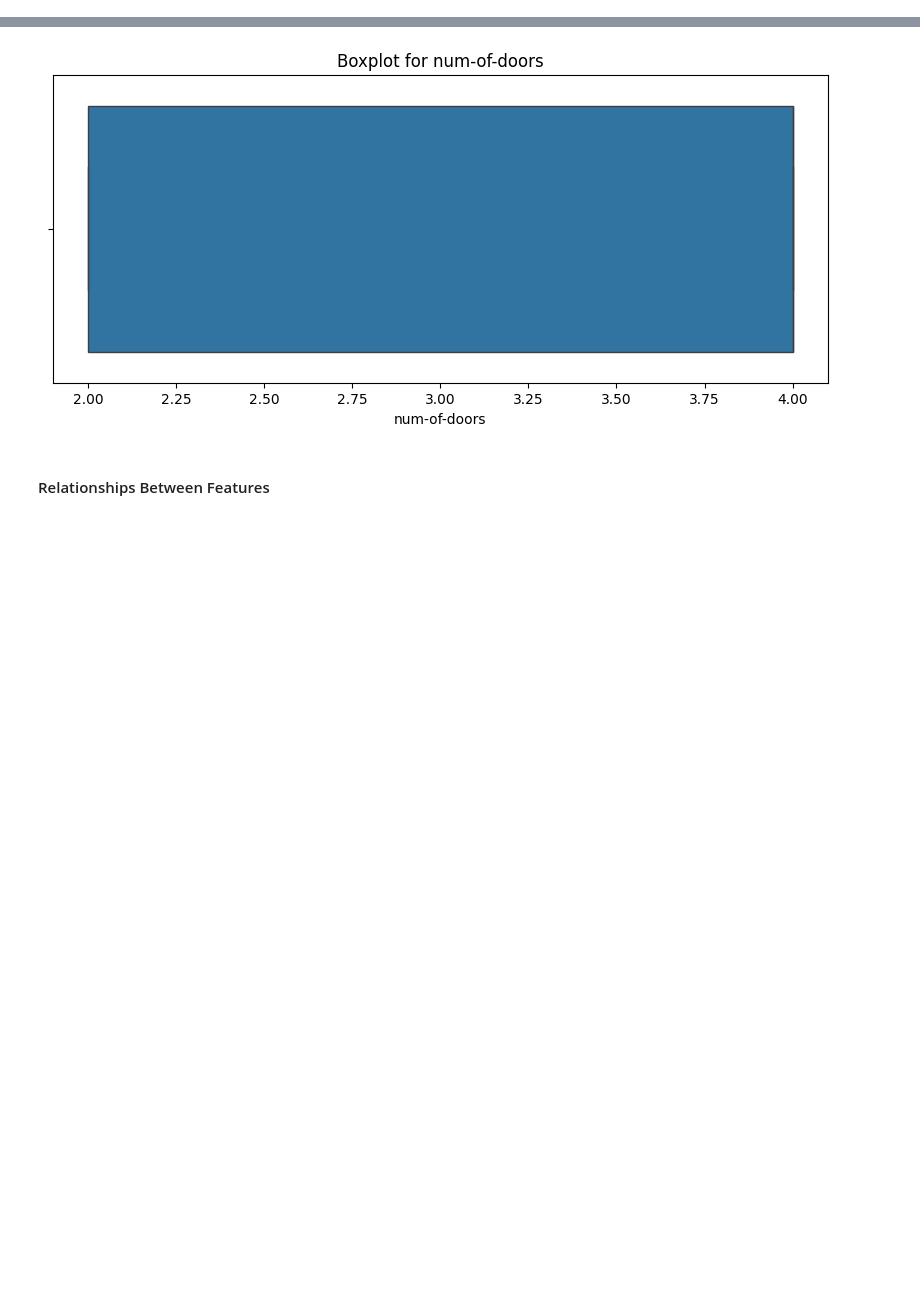
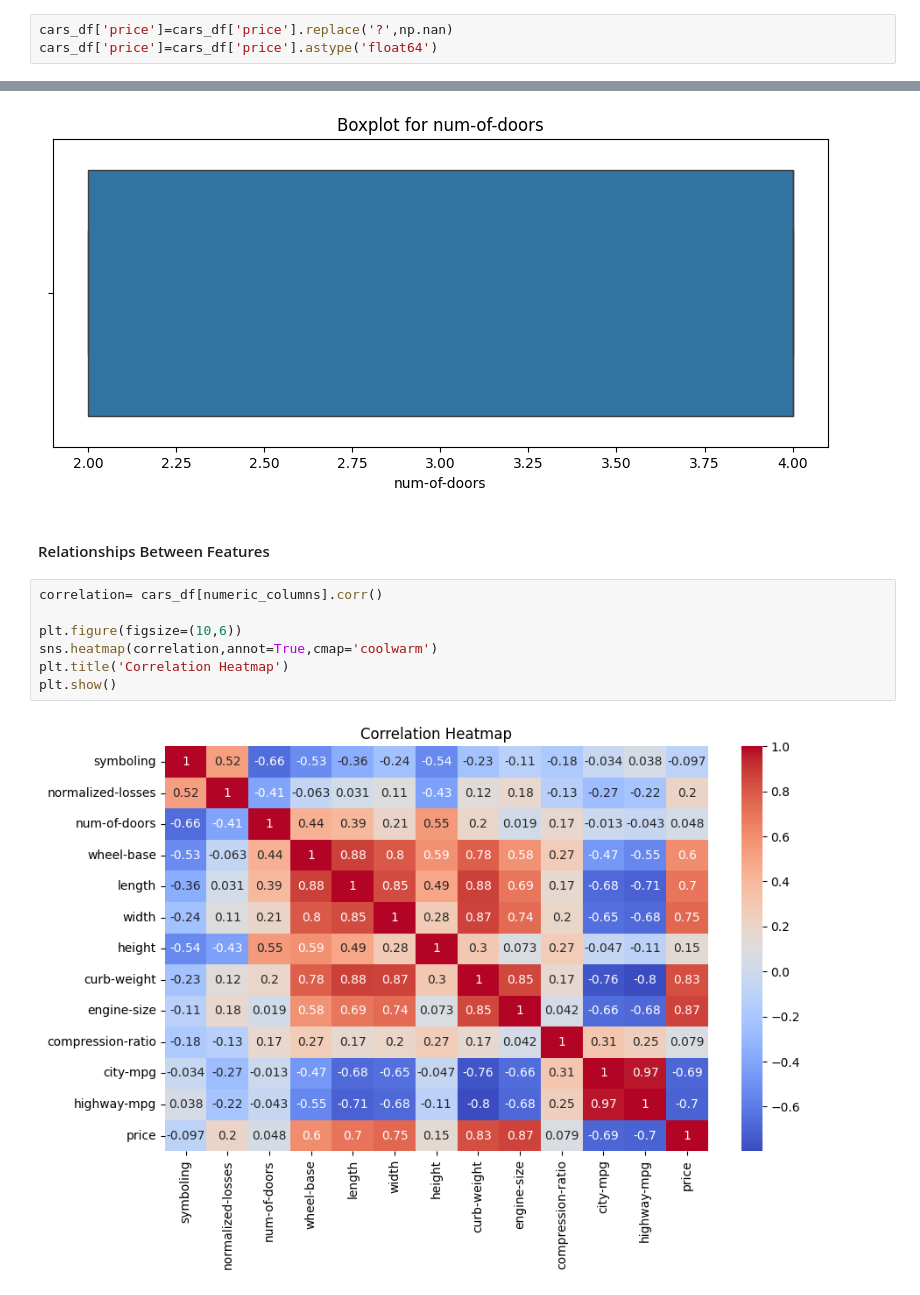
Before and after one commit to AbdulWahid026/ML_CarPricing, a Jupyter notebook: car_pricing.ipynb, the cells around one changed output, grey strips where cells are left out. Saved outputs shown, nothing was run; the diff lists cells and outputs as text; blank space fills up the shorter version.

Commit message:
Eda: More Insightful Plots

```diff
--- a/car_pricing.ipynb
+++ b/car_pricing.ipynb
@@ -93,6 +95,9 @@ cars_df['normalized-losses'] = cars_df['normalized-losses'].replace('?', np.nan)
 cars_df['normalized-losses']= cars_df['normalized-losses'].astype('float64')
 # %%
 cars_df['num-of-doors']=cars_df['num-of-doors'].replace('?',np.nan)
+# %%
+cars_df['price']=cars_df['price'].replace('?',np.nan)
+cars_df['price']=cars_df['price'].astype('float64')
 # %%
 number_words = {
     'zero': 0, 'one': 1, 'two': 2, 'three': 3, 'four': 4,
@@ -160,3 +165,12 @@ for cols in numeric_columns[:3]:
 [figure]
 # %% [markdown]
 #### Relationships Between Features
+# %%
+correlation= cars_df[numeric_columns].corr()
+
+plt.figure(figsize=(10,6))
+sns.heatmap(correlation,annot=True,cmap='coolwarm')
+plt.title('Correlation Heatmap')
+plt.show()
+# %% [output]
+[figure, added]
```
Also changed, not shown: parts of 6 cells of this notebook.
